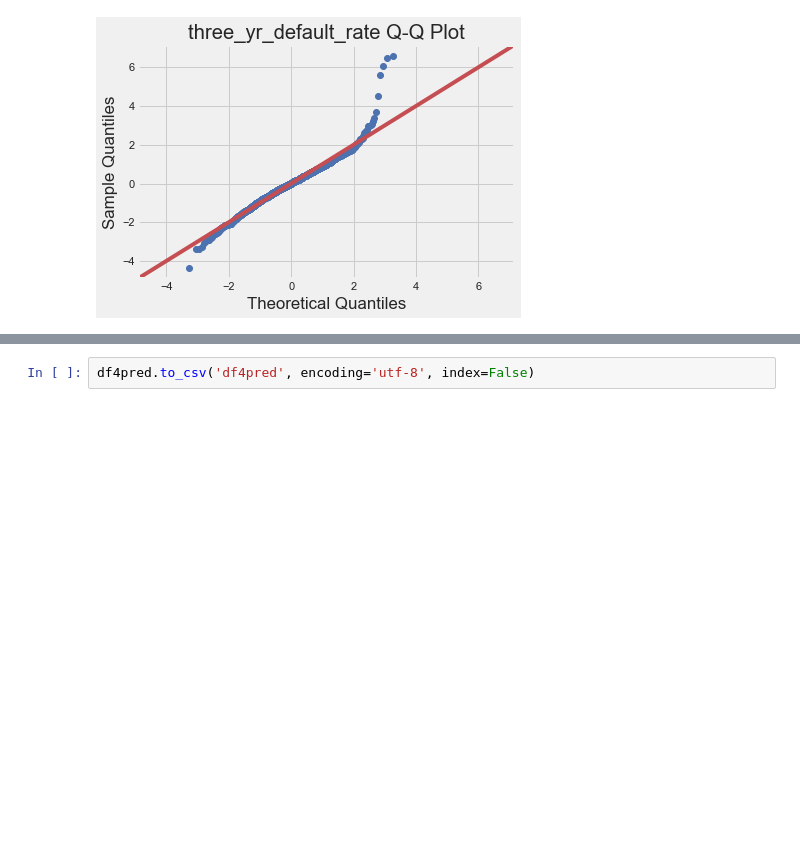
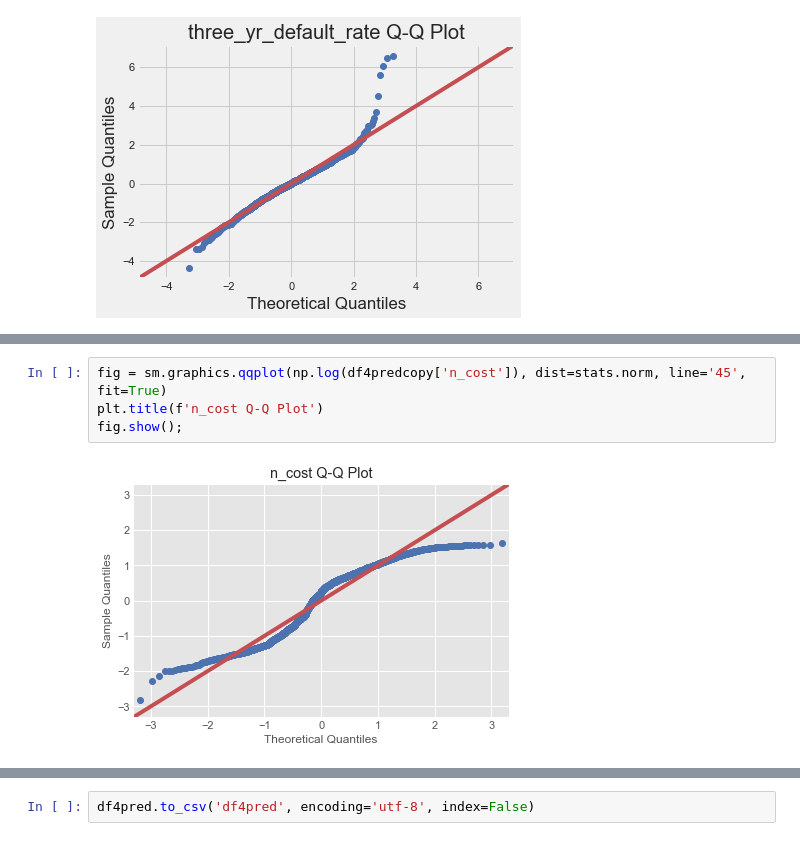
Before and after one commit to thomsu/College_Scorecard, a Jupyter notebook: Untitled.ipynb, the cells around one changed output, grey strips where cells are left out. Cells and saved outputs as stored; diff of their text form; blank space fills up the shorter version.

```diff
--- a/Untitled.ipynb
+++ b/Untitled.ipynb
@@ -809,0 +835,6 @@ for label in golden_features_list.index:
+# %%
+fig = sm.graphics.qqplot(np.log(df4predcopy['n_cost']), dist=stats.norm, line='45', fit=True)
+plt.title(f'n_cost Q-Q Plot')
+fig.show();
+# %% [output]
+[figure, added]
```
Also changed, not shown: parts of 49 cells of this notebook, 2 other files.
